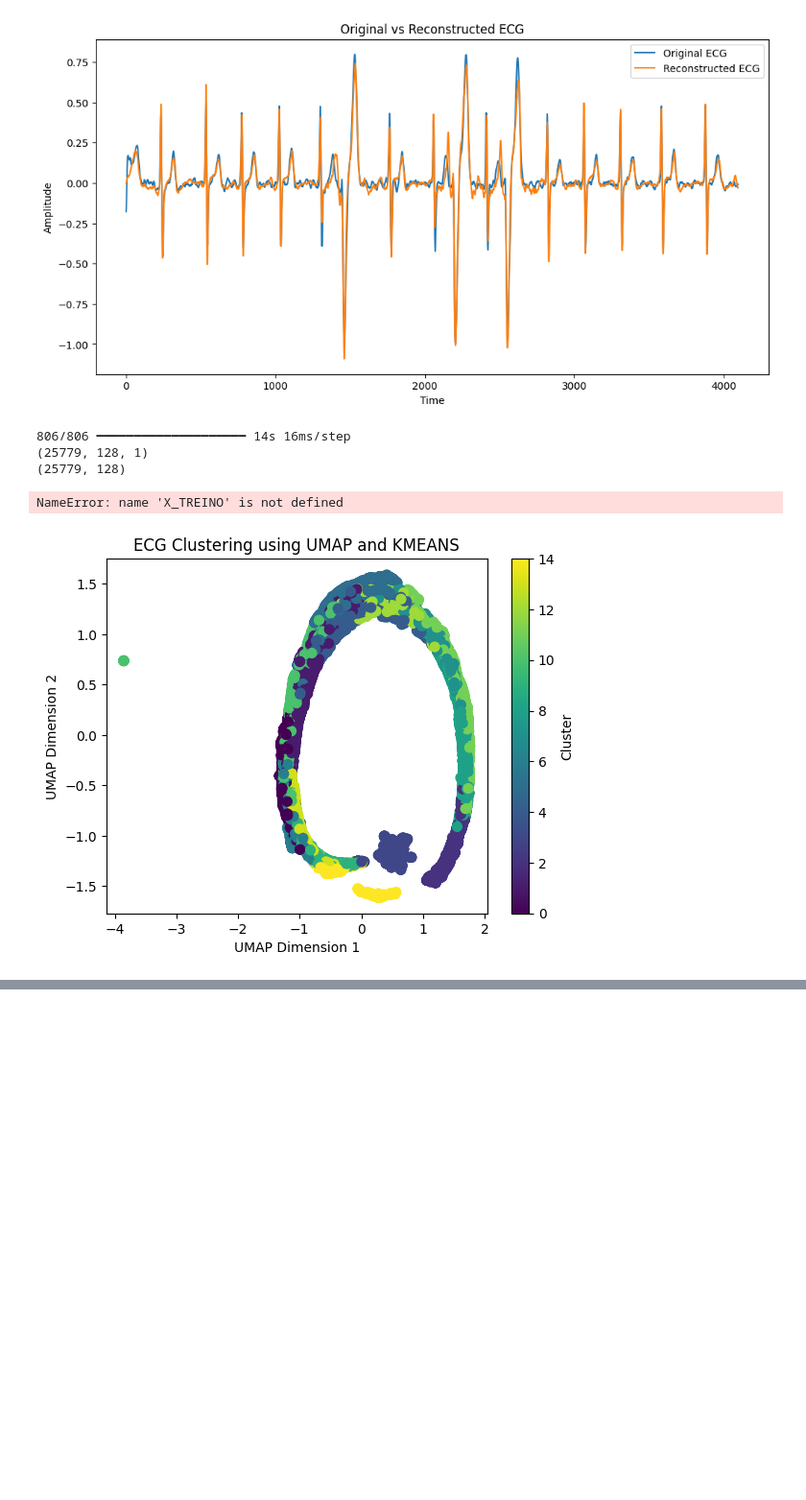
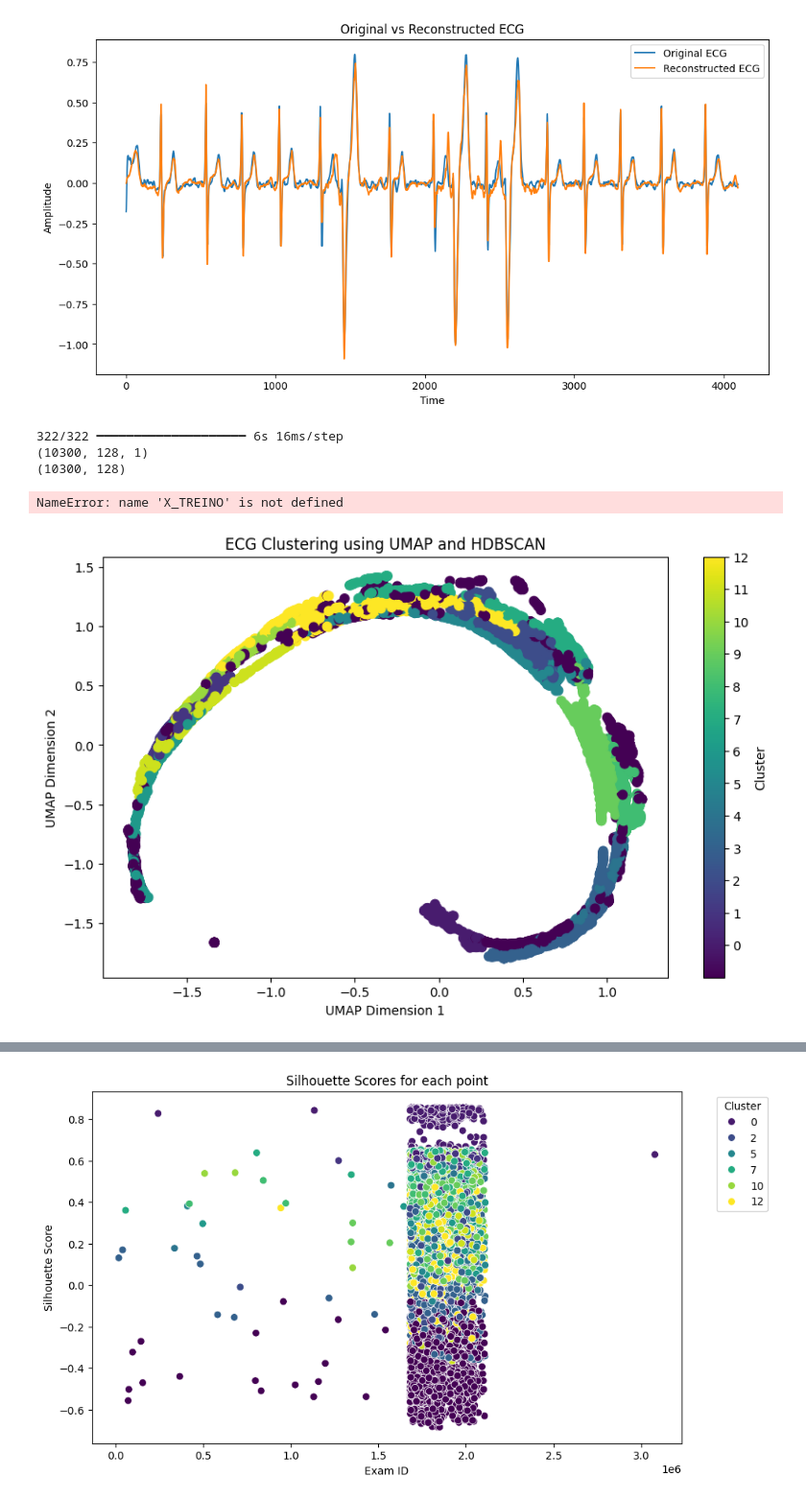
Before and after one commit to pedrobacelar28/Clustering-Paper, a Jupyter notebook: Projeto/Algoritmos/autoencoder_testes.ipynb, the cells around one changed output, grey strips where cells are left out. Shown at 96% size. Saved outputs shown, nothing was run; the diff lists cells and outputs as text; code cells hidden in the pictures; blank space fills up the shorter version.

```diff
--- a/Projeto/Algoritmos/autoencoder_testes.ipynb
+++ b/Projeto/Algoritmos/autoencoder_testes.ipynb
@@ -63,7 +63,7 @@ ecg_normal = ecg_normal_id[:10000]
 ecg_SB = ecg_SB_id[:300]
 
 
-ids_ecgs= ecg_ST +ecg_normal
+ids_ecgs= ecg_SB  +ecg_normal
 # %%
 #CARREGAR OS DADOS X_TREINO
 caminho_arquivo = "../Database/exams.csv"
@@ -386,9 +384,9 @@ print(X_encoded.shape)  # Deve ser (10500, 128, 1)
 X_encoded_2d = np.squeeze(X_encoded)
 print(X_encoded_2d.shape)  # Deve ser (10500, 128)
 # %% [output]
-806/806 ━━━━━━━━━━━━━━━━━━━━ 14s 16ms/step
-(25779, 128, 1)
-(25779, 128)
+322/322 ━━━━━━━━━━━━━━━━━━━━ 6s 16ms/step
+(10300, 128, 1)
+(10300, 128)
 # %%
 #DIMINUIR DIMENSAO DE X_TREINO PELO AUTOENCODER(128)
 
@@ -448,46 +446,95 @@ X_TREINO_reduced = umap_reducer.transform(X_TREINO_normalized)
 
 X_TREINO_reduced_scaled = scaler2.transform(X_TREINO_reduced)
 # %%
-#CLUSTERIZACAO
+from sklearn.metrics import silhouette_samples, silhouette_score
+import matplotlib.pyplot as plt
+import pandas as pd
+import seaborn as sns
+import hdbscan
 
-kmeans = KMeans(n_clusters=15,random_state=42)
-kmeans.fit(X_reduced_scaled)
-labels = kmeans.labels_
+# Supondo que você já tenha os dados X_reduced_scaled e exam_ids_to_cluster
+
+# Realizar a clusterização
+dbscan = hdbscan.HDBSCAN(min_cluster_size=300, min_samples=5)
+labels = dbscan.fit_predict(X_reduced_scaled)
+
 # Visualização dos Resultados
-plt.scatter(X_reduced_scaled[:, 0], X_reduced_scaled[:, 1], c=labels, cmap='viridis', s=50)
+plt.figure(figsize=(10, 6))
+scatter = plt.scatter(X_reduced_scaled[:, 0], X_reduced_scaled[:, 1], c=labels, cmap='viridis', s=50)
 plt.xlabel('UMAP Dimension 1')
 plt.ylabel('UMAP Dimension 2')
-plt.title('ECG Clustering using UMAP and KMEANS')
-plt.colorbar(label='Cluster')
+plt.title('ECG Clustering using UMAP and HDBSCAN')
+plt.colorbar(label='Cluster', ticks=range(len(set(labels))))
 plt.show()
+
+# Calcular o silhouette score médio
 silhouette_avg = silhouette_score(X_reduced_scaled, labels)
 print(f'Silhouette Score: {silhouette_avg}')
 
+# Calcular o silhouette score para cada ponto
+silhouette_values = silhouette_samples(X_reduced_scaled, labels)
+
+# Criar um DataFrame para os silhouette scores
+silhouette_df = pd.DataFrame({
+    'exam_id': exam_ids_to_cluster,
+    'cluster': labels,
+    'silhouette_score': silhouette_values
+})
+
+# Visualização das pontuações de silhueta
+plt.figure(figsize=(10, 6))
+sns.scatterplot(data=silhouette_df, x='exam_id', y='silhouette_score', hue='cluster', palette='viridis', s=50)
+plt.xlabel('Exam ID')
+plt.ylabel('Silhouette Score')
+plt.title('Silhouette Scores for each point')
+plt.legend(title='Cluster', bbox_to_anchor=(1.05, 1), loc='upper left')
+plt.show()
 
 # Carregar os dados do CSV
 metadata = pd.read_csv("../Database/exams.csv")
 
 # Criar um DataFrame para os resultados do clustering
 cluster_results = pd.DataFrame({
     'exam_id': exam_ids_to_cluster,
     'cluster': labels
 })
 
 # Mesclar os resultados do clustering com os metadados dos exames
 merged_data = cluster_results.merge(metadata, on='exam_id')
 
 # Contar a quantidade de doenças e ECGs normais em cada cluster
 cluster_summary = merged_data.groupby('cluster').agg({
     '1dAVb': 'sum',
     'RBBB': 'sum',
     'LBBB': 'sum',
     'SB': 'sum',
     'ST': 'sum',
     'AF': 'sum',
     'normal_ecg': 'sum'
 }).reset_index()
 
+# Calcular a porcentagem de ECGs normais em cada cluster
+cluster_summary['total'] = cluster_summary[['1dAVb', 'RBBB', 'LBBB', 'SB', 'ST', 'AF', 'normal_ecg']].sum(axis=1)
+cluster_summary['normal_percentage'] = cluster_summary['normal_ecg'] / cluster_summary['total'] * 100
+
+# Identificar o cluster com a menor porcentagem de ECGs normais
+cluster_with_min_normal = cluster_summary.loc[cluster_summary['normal_percentage'].idxmin()]
+
 # Mostrar o resumo por cluster
 print(cluster_summary)
+
+# Destacar o cluster com a menor porcentagem de ECGs normais
+print("\nCluster with the lowest percentage of normal ECGs:")
+print(cluster_with_min_normal)
+
+# Visualizar o cluster com a menor porcentagem de ECGs normais
+plt.figure(figsize=(10, 6))
+highlight_cluster = cluster_with_min_normal['cluster']
+sns.scatterplot(data=silhouette_df[silhouette_df['cluster'] == highlight_cluster], x='exam_id', y='silhouette_score', hue='cluster', palette='viridis', s=50)
+plt.xlabel('Exam ID')
+plt.ylabel('Silhouette Score')
+plt.title(f'Silhouette Scores for Cluster {highlight_cluster}')
+plt.legend(title='Cluster', bbox_to_anchor=(1.05, 1), loc='upper left')
+plt.show()
 # %% [output]
-[figure, old version]
+[figure, new version]
@@ -510,0 +542 @@ Silhouette Score: 0.36254629492759705
+[figure, added]
```
Also changed, not shown: parts of 2 cells of this notebook, 1 other file.
